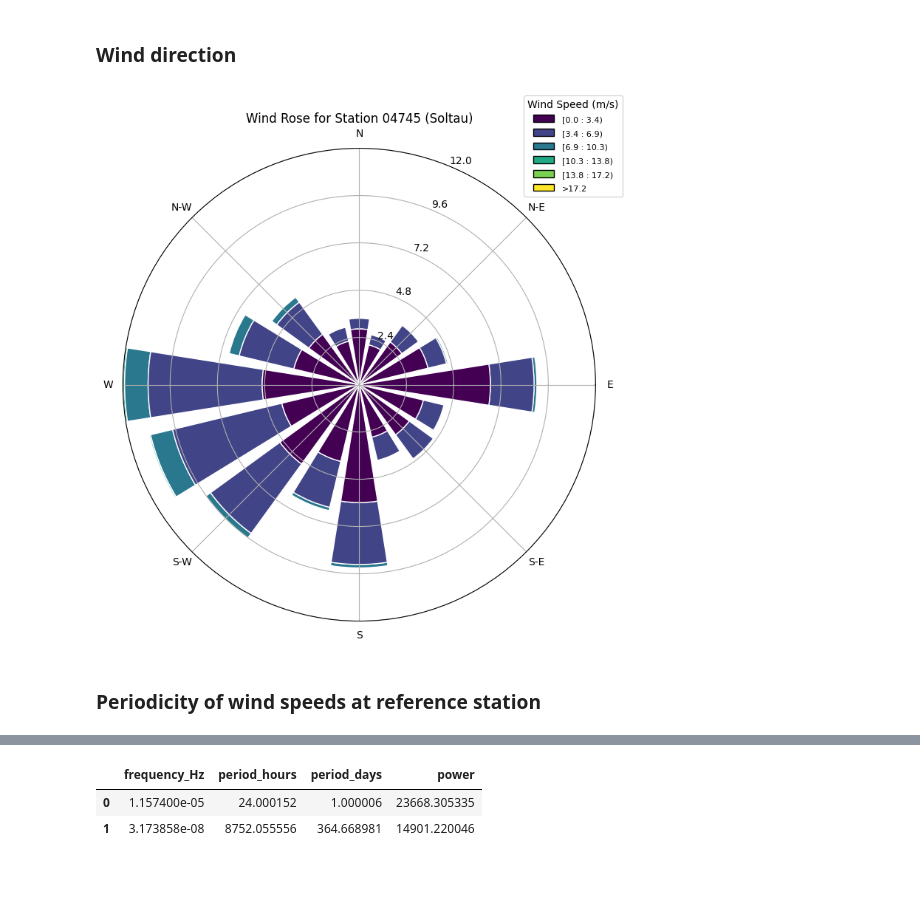
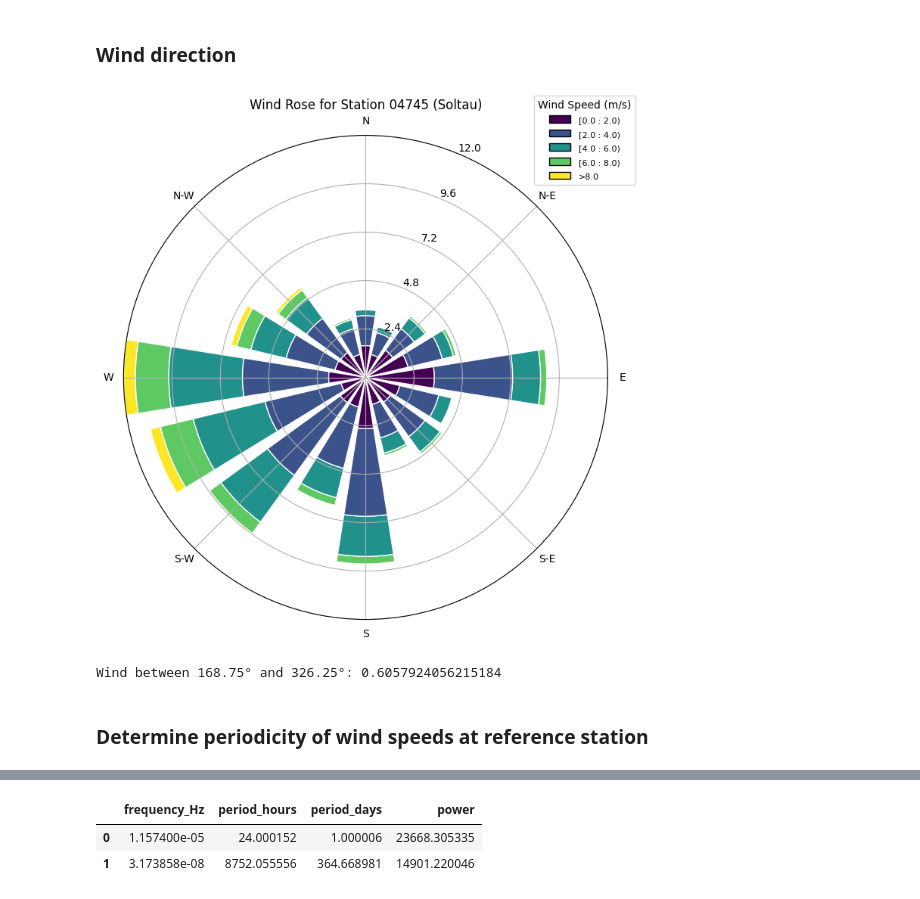
Before and after one commit to quirinbrandl/GermanyWindCast, a Jupyter notebook: notebooks/exploratory_data_analysis.ipynb, the cells around one changed output, grey strips where cells are left out. Cells and saved outputs as stored; diff of their text form; code cells hidden in the pictures.

```diff
--- a/notebooks/exploratory_data_analysis.ipynb
+++ b/notebooks/exploratory_data_analysis.ipynb
@@ -189,31 +222,40 @@ reference_wind_speed_column = f"wind_speed_{c.REFERENCE_STATION_ID}"
 # %%
 
 df_reference_wind = df_complete_dataset[
     [reference_wind_direction_column, reference_wind_speed_column]
 ].dropna()
 
 station_name = df_station_metadata.loc[c.REFERENCE_STATION_ID, "name"]
 
 wind_rose_fig = plt.figure(figsize=(8, 8))
 ax = WindroseAxes.from_ax(fig=wind_rose_fig)
 ax.bar(
     df_reference_wind[reference_wind_direction_column],
     df_reference_wind[reference_wind_speed_column],
     normed=True,
     opening=0.8,
     edgecolor="white",
+    bins=np.arange(0, 10, 2),
 )
 
 ax.set_legend(
     bbox_to_anchor=(0.85, 0.9),
     title="Wind Speed (m/s)"
 )
 
 plt.title(f"Wind Rose for Station {c.REFERENCE_STATION_ID} ({station_name})")
+plt.savefig("notebooks/plots/wind_rose.png", dpi=300, bbox_inches='tight')
 plt.show()
 # %% [output]
-[figure, old version]
+[figure, new version]
+# %%
+wind_direction_ref = df_reference_wind["wind_direction_04745"]
+
+wind_between_W_S = get_wind_dir_relative_freq(wind_direction_ref, 168.75, 326.25)
+print(f"Wind between 168.75° and 326.25°: {wind_between_W_S}")
+# %% [output]
+Wind between 168.75° and 326.25°: 0.6057924056215184
 # %% [markdown]
-### Periodicity of wind speeds at reference station
+### Determine periodicity of wind speeds at reference station
 # %%
 wind_speeds_at_ref = df_complete_dataset.loc["2021-01-01 00:00:00":"2023-12-31 00:00:00", reference_wind_speed_column]
```
Also changed, not shown: parts of 10 cells of this notebook, 52 other files.
